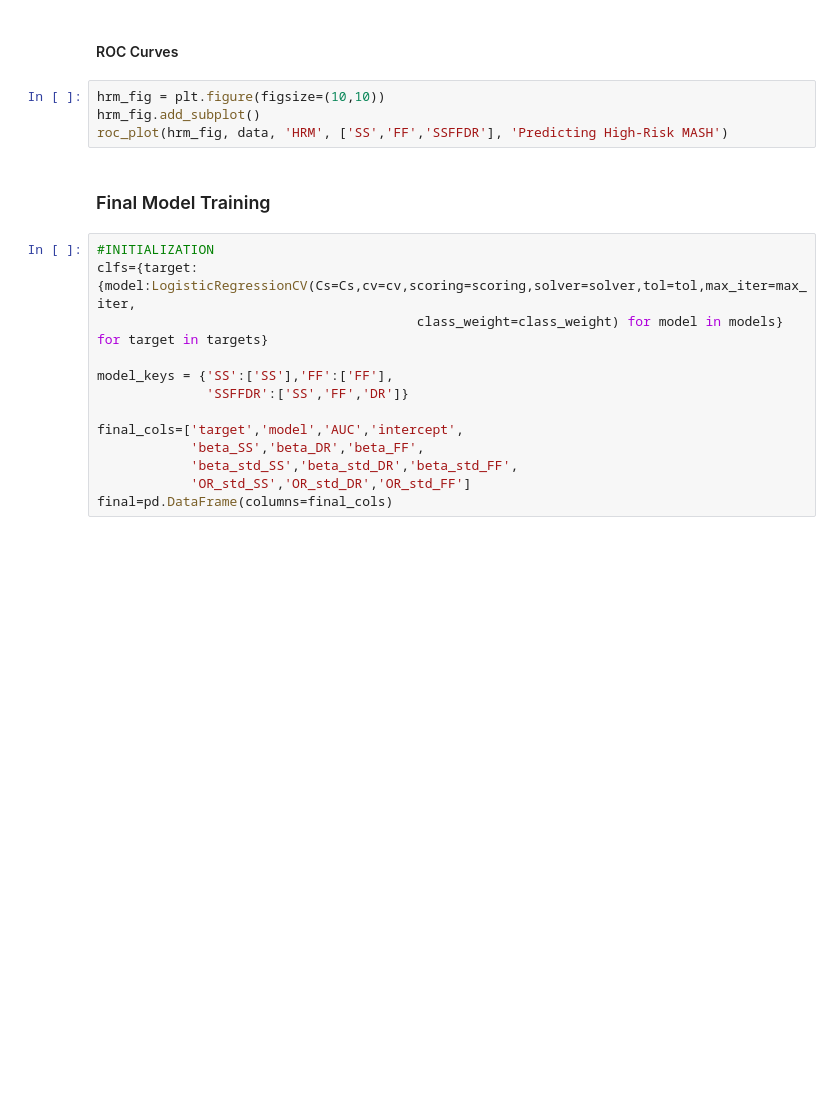
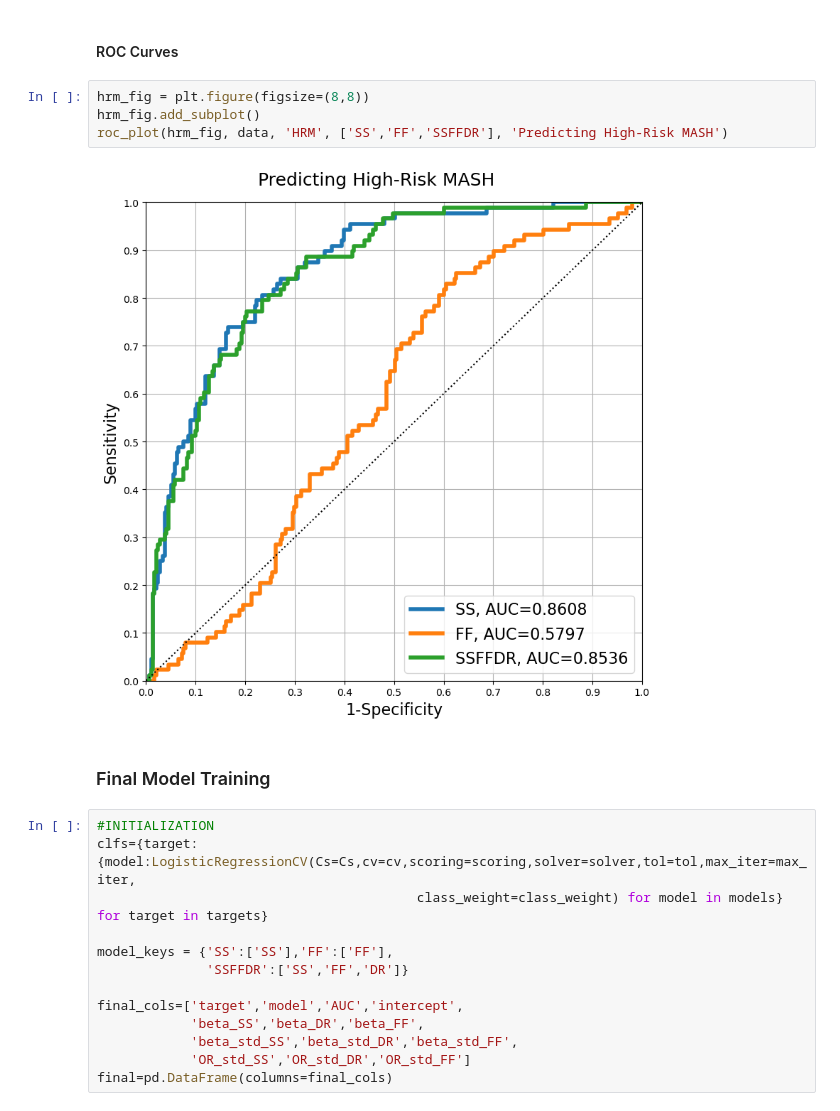
Before and after one commit to Kwamewusu/ml_portfolio, a Jupyter notebook: MASLD_prediction/masld_prediction.ipynb, the cells around one changed output. Drawn from its saved outputs; the diff is of its cells as text; blank space fills up the shorter version.

```diff
--- a/MASLD_prediction/masld_prediction.ipynb
+++ b/MASLD_prediction/masld_prediction.ipynb
@@ -197,9 +263,11 @@ metrics
 # %% [markdown]
 #### ROC Curves
 # %%
-hrm_fig = plt.figure(figsize=(10,10))
+hrm_fig = plt.figure(figsize=(8,8))
 hrm_fig.add_subplot()
 roc_plot(hrm_fig, data, 'HRM', ['SS','FF','SSFFDR'], 'Predicting High-Risk MASH')
+# %% [output]
+[figure, added]
 # %% [markdown]
 ### Final Model Training
 # %%
```
Also changed, not shown: parts of 12 cells of this notebook, 1 other file.
